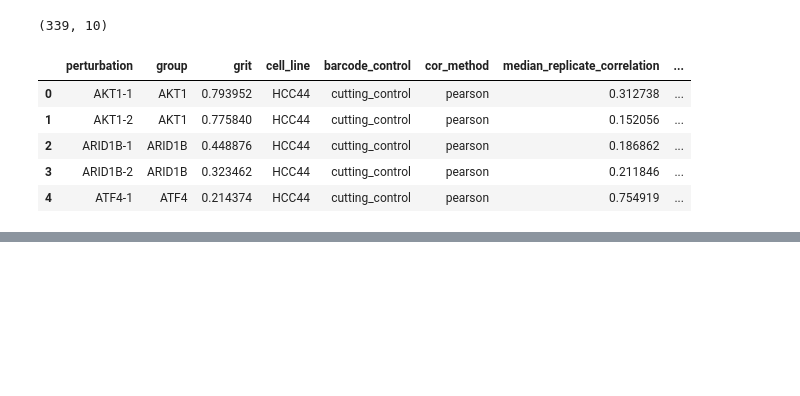
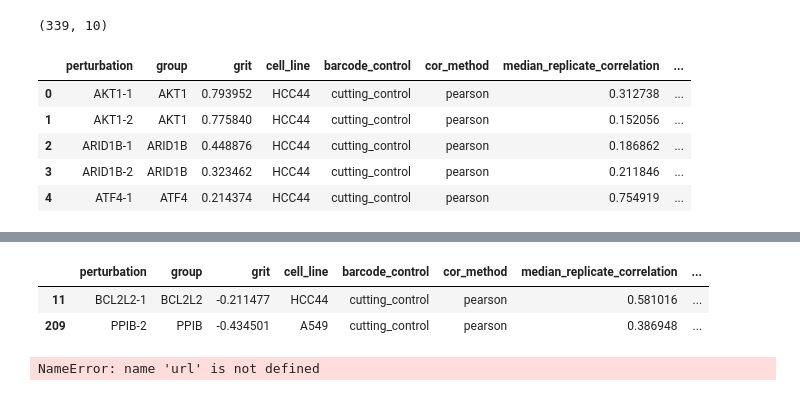
Before and after one commit to broadinstitute/grit-benchmark, a Jupyter notebook: 2.compare-metrics/cell-health/4.compare-grit-replicate-reproducibility.ipynb, the cells around one changed output, grey strips where cells are left out. Saved outputs shown, nothing was run; the diff lists cells and outputs as text; code cells hidden in the pictures; blank space fills up the shorter version.

```diff
--- a/2.compare-metrics/cell-health/4.compare-grit-replicate-reproducibility.ipynb
+++ b/2.compare-metrics/cell-health/4.compare-grit-replicate-reproducibility.ipynb
@@ -157,0 +176,17 @@ replicate_gg
+# %%
+grit_df.query("grit < 0").query("replicate_over_oneminuscor > 0.4")
+# %% [output]
+|  | perturbation | group | grit | cell_line | barcode_control | cor_method | median_replicate_correlation | ... |
+| 11 | BCL2L2-1 | BCL2L2 | -0.211477 | HCC44 | cutting_control | pearson | 0.581016 | ... |
+| 209 | PPIB-2 | PPIB | -0.434501 | A549 | cutting_control | pearson | 0.386948 | ... |
+# %%
+# Load Cell Health data
+plate = "SQ00014613"
+data_file = pathlib.Path("data/cell_health_merged_feature_select.csv.gz")
+
+df = pd.read_csv(url, sep="\t")
+
+print(df.shape)
+df.head(2)
+# %% [output]
+NameError: name 'url' is not defined
```
Also changed, not shown: parts of 12 cells of this notebook, 7 other files.
